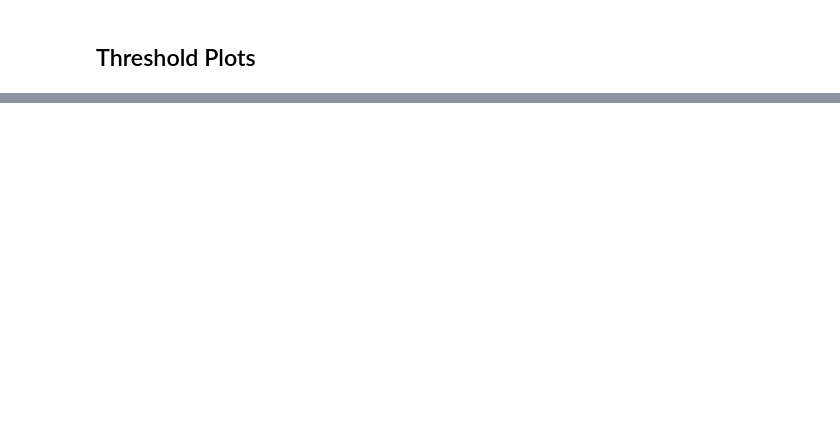
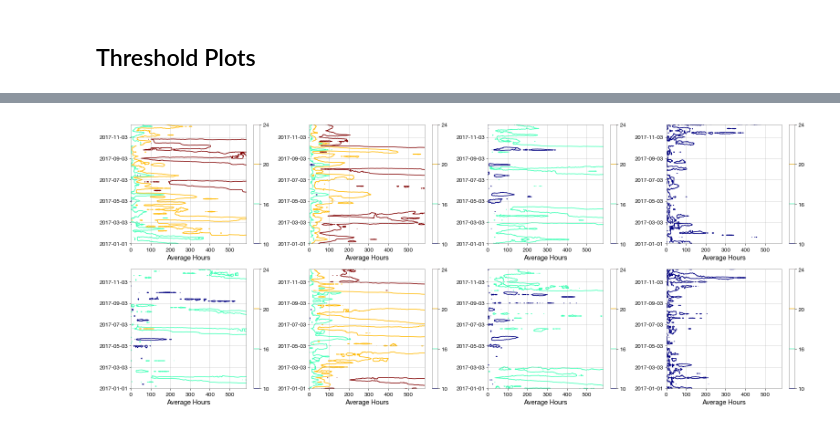
Before and after one commit to John-Ragland/Noise_Interferometry, a Jupyter notebook: Scripts/SNR_Analysis2.ipynb, the cells around one changed output, grey strips where cells are left out. Drawn from its saved outputs; the diff is of its cells as text; code cells hidden in the pictures; blank space fills up the shorter version.

```diff
--- a/Scripts/SNR_Analysis2.ipynb
+++ b/Scripts/SNR_Analysis2.ipynb
@@ -85,0 +172,25 @@ np.mean(np.squeeze(SNRs_no_gap[1,:,:]),axis=0)[0]
+# %%
+peak_names = ['dA','s1b0A','s2b1A','s3b2A', 'dB','s1b0B','s2b1B','s3b2B']
+count = 0
+fig, axes = plt.subplots(2,4, figsize=(22,9))
+for ax in fig.get_axes():
+
+    plt.sca(ax)
+    levels = [10,16,20,24]
+
+    thresh_im = np.squeeze(SNRs[count,:,:]).data
+    plt.contour(thresh_im, levels=levels, cmap='jet')#, levels=levels)
+    #plt.colorbar()
+
+    ax.set_yticks(yticks)
+    ax.set_yticklabels(ytick_labels)
+
+    #ax.set_facecolor('#9ACD32')
+    plt.colorbar()
+    plt.xlabel('Average Hours')
+
+    count = count + 1
+plt.tight_layout()
+fig.savefig('Threshold_Plots_gaps.png',dpi=200)
+# %% [output]
+[figure, added]
```
Also changed, not shown: parts of 22 cells of this notebook, 2 other files.
